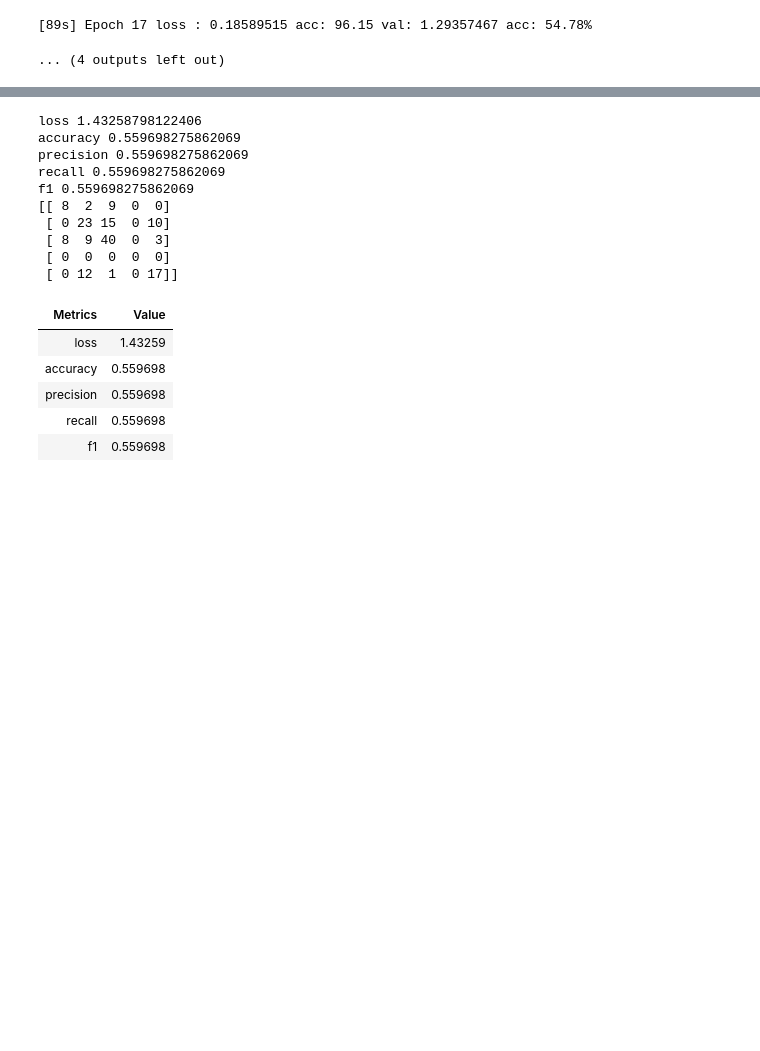
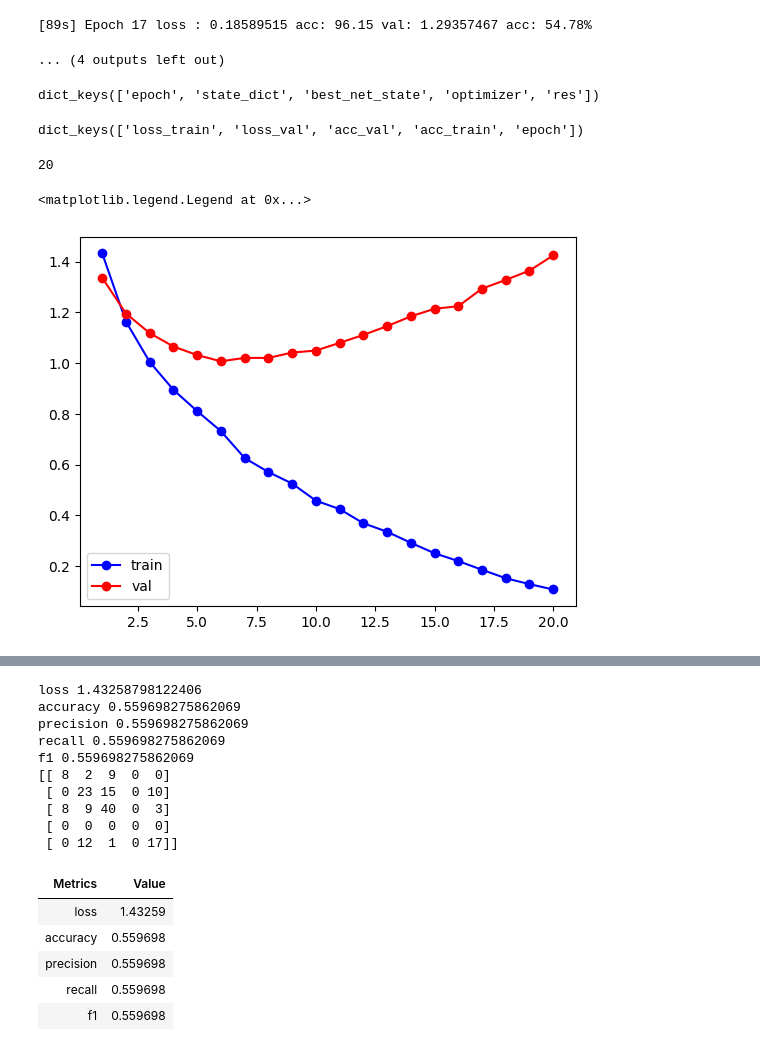
Before and after one commit to 1-1is0/farstail-nli-taks, a Jupyter notebook: q02.ipynb, the cells around one changed output, grey strips where cells are left out. Cells and saved outputs as stored; diff of their text form; code cells hidden in the pictures; blank space fills up the shorter version.

```diff
--- a/q02.ipynb
+++ b/q02.ipynb
@@ -259,3 +260,23 @@ model/state-LaBSEModel-optimizer-AdamW-loss-CrossEntropyLoss.pth exist
 [93s] Epoch 16 loss : 0.22019312 acc: 95.03 val: 1.22433755 acc: 54.78%
 [89s] Epoch 17 loss : 0.18589515 acc: 96.15 val: 1.29357467 acc: 54.78%
 ... (4 outputs left out)
+# %%
+start.keys()
+# %% [output]
+dict_keys(['epoch', 'state_dict', 'best_net_state', 'optimizer', 'res'])
+# %%
+res = start['res']
+res.keys()
+# %% [output]
+dict_keys(['loss_train', 'loss_val', 'acc_val', 'acc_train', 'epoch'])
+# %%
+res['epoch']
+# %% [output]
+20
+# %%
+from train import draw_acc_curve, draw_loss_curve
+draw_loss_curve(current_epoch=res['epoch'], net_name="LaBSEModel", optimizer_name="optim", loss_name="loss", res=res)
+plt.legend()
+# %% [output]
+<matplotlib.legend.Legend at 0x...>
+[figure, added]
```
Also changed, not shown: parts of 2 cells of this notebook.
